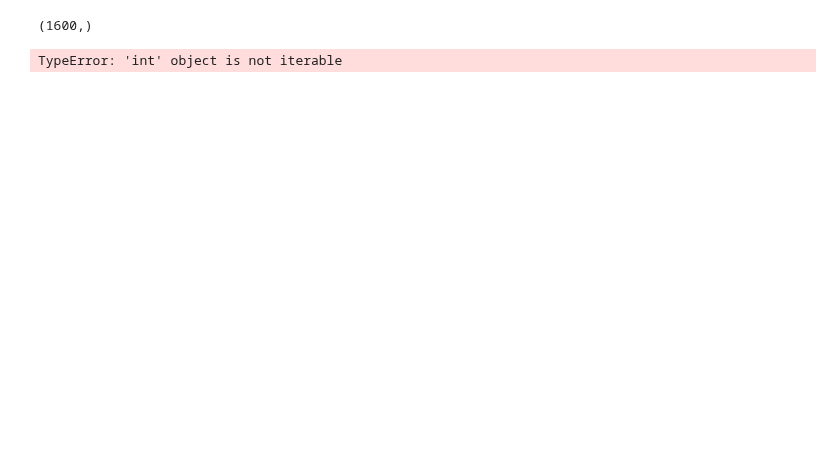
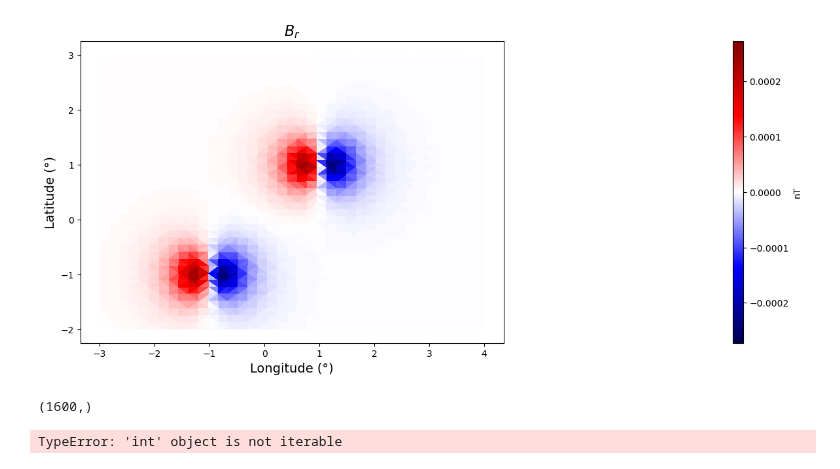
Before and after one commit to compgeolab/eqs-magnetic-spherical, a Jupyter notebook: code/mutiple_diploles.ipynb, the cells around one changed output. Drawn from its saved outputs; the diff is of its cells as text; code cells hidden in the pictures; blank space fills up the shorter version.

```diff
--- a/code/mutiple_diploles.ipynb
+++ b/code/mutiple_diploles.ipynb
@@ -149,3 +168,29 @@ print(len(source_coordinates[0].ravel()))
+# %%
+# Definindo a escala simétrica
+scale = vd.maxabs(a)
+
+# Criando a figura e o eixo
+plt.figure(figsize=(20, 6))
+
+# Criando o gráfico principal
+im = plt.tripcolor(longitude, sph_latitude, a, cmap="seismic", vmin=-scale, vmax=scale)
+
+# Adicionando a barra de cores
+cbar = plt.colorbar(im, orientation='vertical', pad=0.02, aspect=30, label='nT')
+
+# Configurando títulos e rótulos
+plt.title('$B_r$', fontsize=16)
+plt.xlabel('Longitude (°)', fontsize=14)
+plt.ylabel('Latitude (°)', fontsize=14)
+
+# Escalando o eixo
+plt.axis("scaled")
+
+# Exibindo o gráfico
+plt.show()
+fig.savefig("FIG_3.png", dpi=300)
+# %% [output]
+[figure, added]
 # %%
 B_r = np.zeros(len(coordinates[0])*len(coordinates[1]))
 # %%
```
Also changed, not shown: parts of 3 cells of this notebook, 2 other files.
